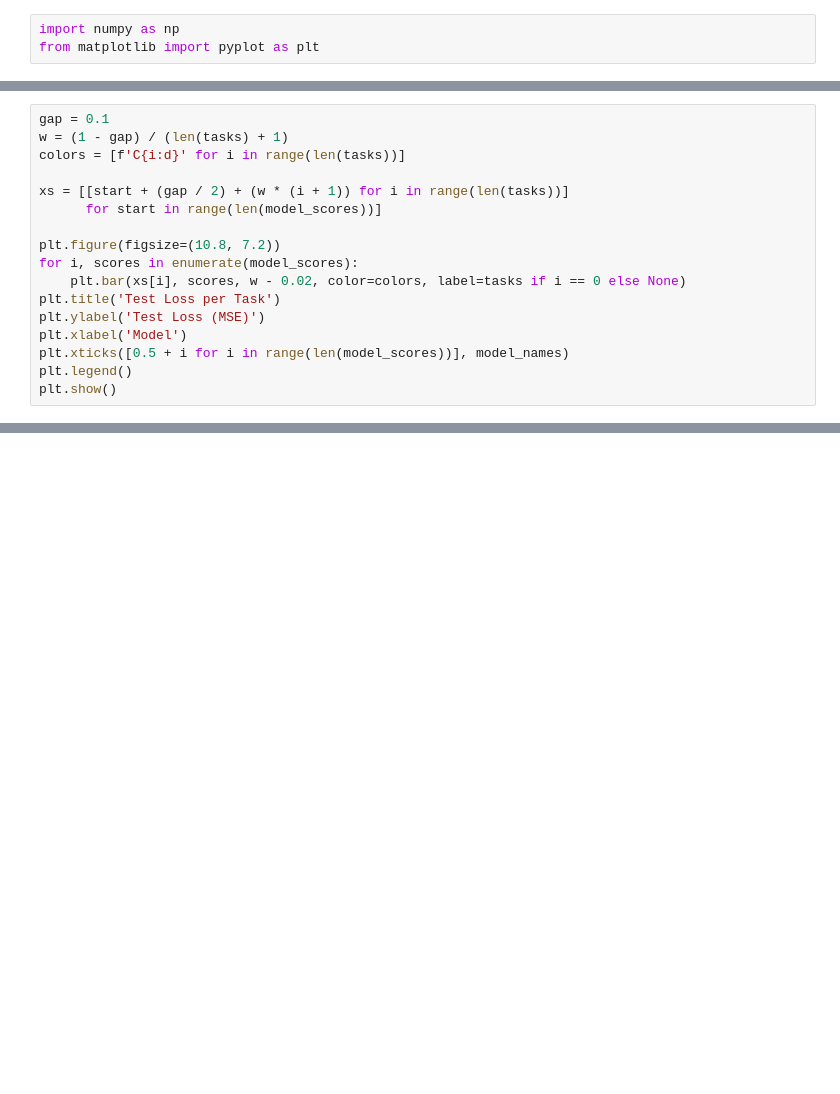
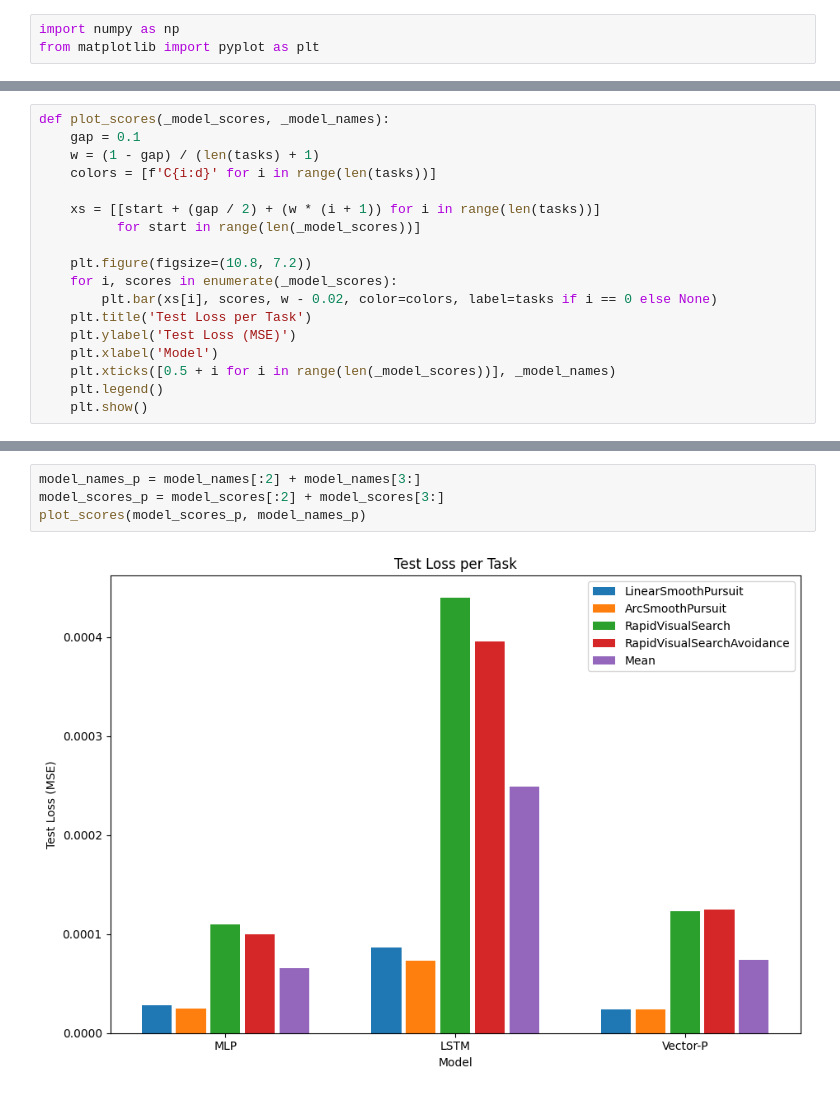
Before and after one commit to aria-lab-code/vr-exoskeleton, a Jupyter notebook: notebooks/results.ipynb, the cells around one changed output, grey strips where cells are left out. Drawn from its saved outputs; the diff is of its cells as text; blank space fills up the shorter version.

```diff
--- a/notebooks/results.ipynb
+++ b/notebooks/results.ipynb
@@ -16,19 +17,20 @@ scores_vector = [0.00280687, 0.00369038, 0.00562071, 0.00544502, 0.00439074]
 scores_vector_p = [0.00002428, 0.00002386, 0.00012286, 0.00012458, 0.00007389]
 model_scores = [scores_mlp, scores_lstm, scores_vector, scores_vector_p]
 # %%
-gap = 0.1
-w = (1 - gap) / (len(tasks) + 1)
-colors = [f'C{i:d}' for i in range(len(tasks))]
+def plot_scores(_model_scores, _model_names):
+    gap = 0.1
+    w = (1 - gap) / (len(tasks) + 1)
+    colors = [f'C{i:d}' for i in range(len(tasks))]
 
-xs = [[start + (gap / 2) + (w * (i + 1)) for i in range(len(tasks))]
-      for start in range(len(model_scores))]
+    xs = [[start + (gap / 2) + (w * (i + 1)) for i in range(len(tasks))]
+          for start in range(len(_model_scores))]
 
-plt.figure(figsize=(10.8, 7.2))
-for i, scores in enumerate(model_scores):
-    plt.bar(xs[i], scores, w - 0.02, color=colors, label=tasks if i == 0 else None)
-plt.title('Test Loss per Task')
-plt.ylabel('Test Loss (MSE)')
-plt.xlabel('Model')
-plt.xticks([0.5 + i for i in range(len(model_scores))], model_names)
-plt.legend()
-plt.show()
+    plt.figure(figsize=(10.8, 7.2))
+    for i, scores in enumerate(_model_scores):
+        plt.bar(xs[i], scores, w - 0.02, color=colors, label=tasks if i == 0 else None)
+    plt.title('Test Loss per Task')
+    plt.ylabel('Test Loss (MSE)')
+    plt.xlabel('Model')
+    plt.xticks([0.5 + i for i in range(len(_model_scores))], _model_names)
+    plt.legend()
+    plt.show()
@@ -36,0 +41,6 @@ plt.show()
+# %%
+model_names_p = model_names[:2] + model_names[3:]
+model_scores_p = model_scores[:2] + model_scores[3:]
+plot_scores(model_scores_p, model_names_p)
+# %% [output]
+[figure, added]
```
Also changed, not shown: parts of 3 cells of this notebook, 9 other files.
